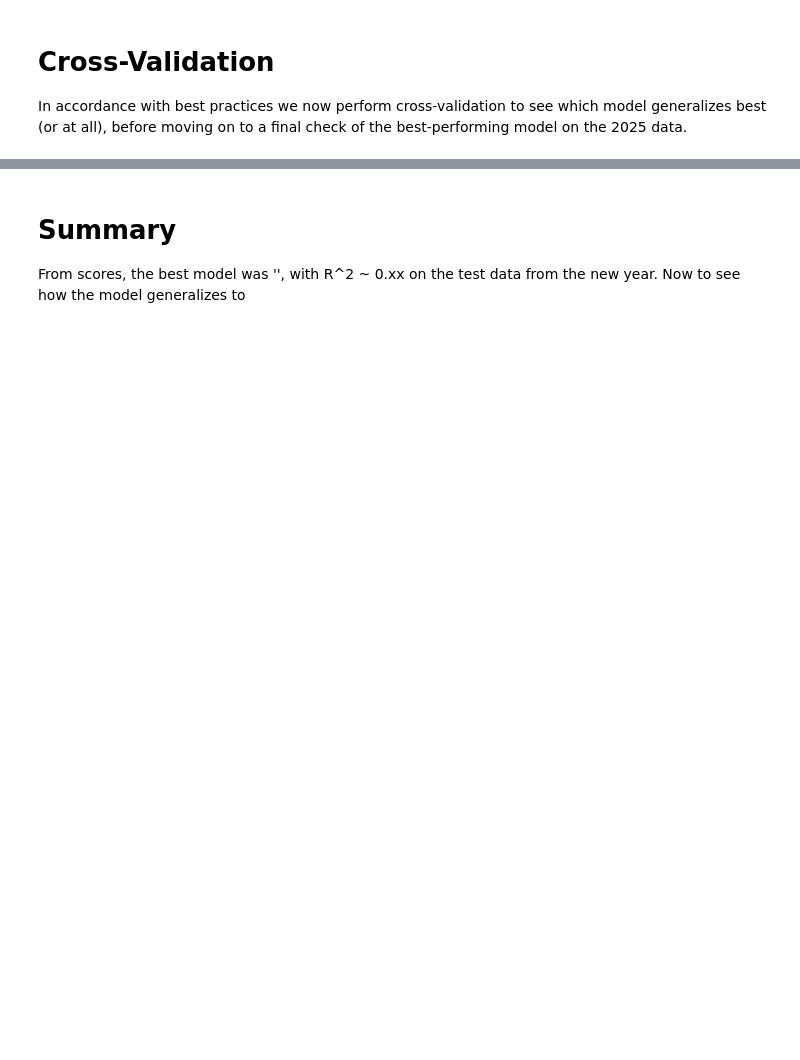
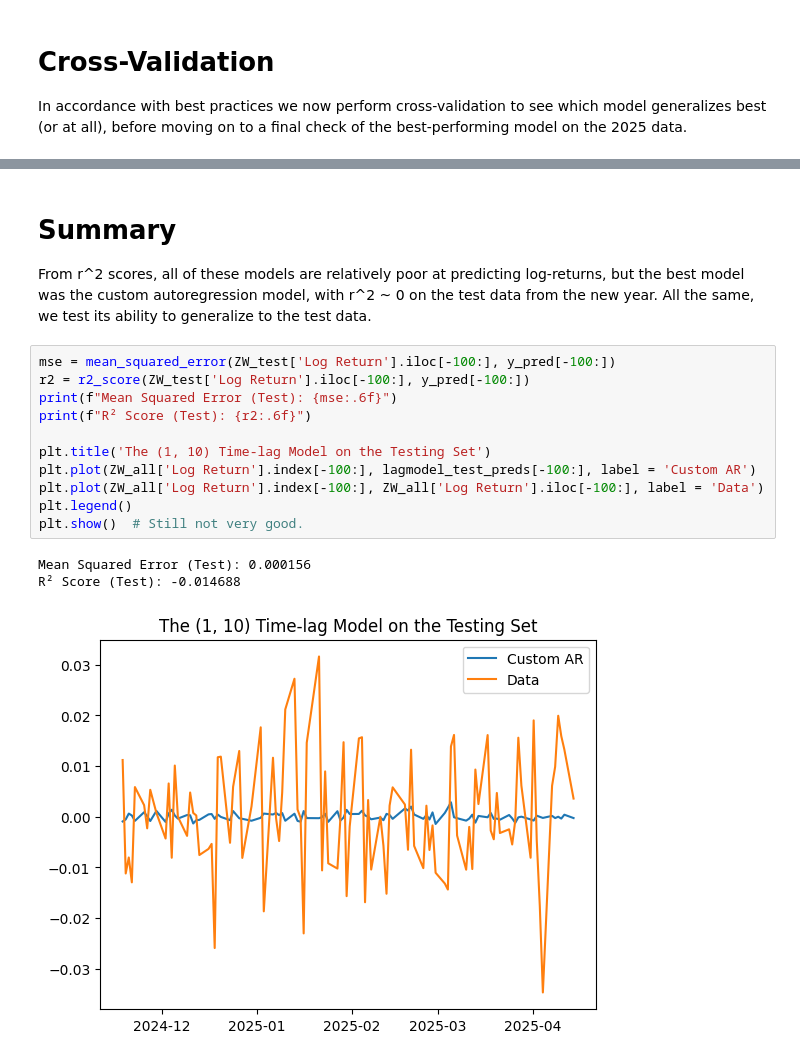
Before and after one commit to TianhaoW/ErdosAgriDerivPredict, a Jupyter notebook: notebooks/Soybeans Prediction.ipynb, the cells around one changed output, grey strips where cells are left out. Drawn from its saved outputs; the diff is of its cells as text; blank space fills up the shorter version.

```diff
--- a/notebooks/Soybeans Prediction.ipynb
+++ b/notebooks/Soybeans Prediction.ipynb
@@ -579,3 +581,18 @@ XGB MSE: 0.000212 and r^2: -0.158
 # %% [markdown]
 # Summary
-From scores, the best model was '', with R^2 ~ 0.xx on the test data from the new year. Now to see how the model generalizes to
+From r^2 scores, all of these models are relatively poor at predicting log-returns, but the best model was the custom autoregression model, with r^2 ~ 0 on the test data from the new year. All the same, we test its ability to generalize to the test data.
+# %%
+mse = mean_squared_error(ZW_test['Log Return'].iloc[-100:], y_pred[-100:])
+r2 = r2_score(ZW_test['Log Return'].iloc[-100:], y_pred[-100:])
+print(f"Mean Squared Error (Test): {mse:.6f}")
+print(f"R² Score (Test): {r2:.6f}")
+
+plt.title('The (1, 10) Time-lag Model on the Testing Set')
+plt.plot(ZW_all['Log Return'].index[-100:], lagmodel_test_preds[-100:], label = 'Custom AR')
+plt.plot(ZW_all['Log Return'].index[-100:], ZW_all['Log Return'].iloc[-100:], label = 'Data')
+plt.legend()
+plt.show()  # Still not very good.
+# %% [output]
+Mean Squared Error (Test): 0.000156
+R² Score (Test): -0.014688
+[figure, added]
```
Also changed, not shown: parts of 4 cells of this notebook, 1 other file.
